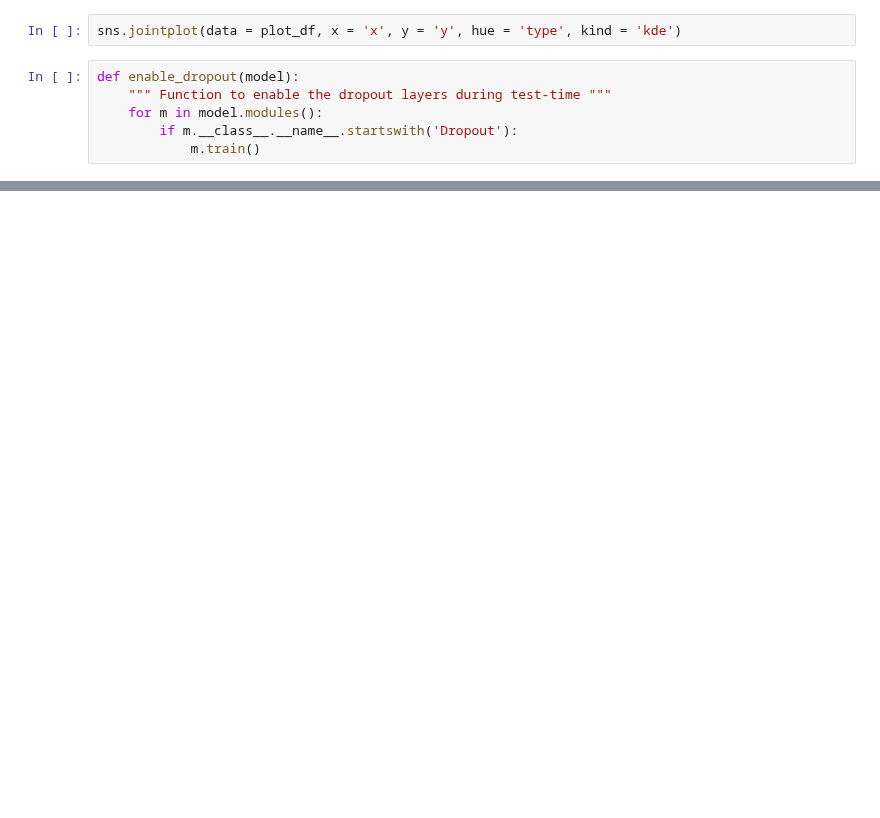
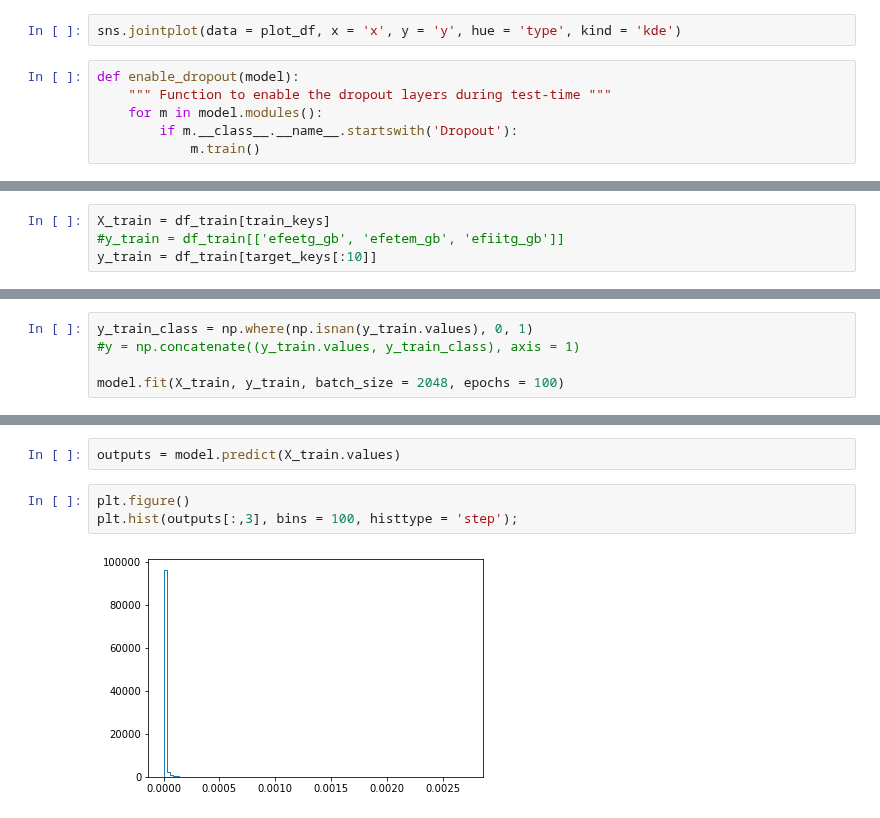
Before and after one commit to zcapjdb/UKAEAGroupProject, a Jupyter notebook: src/notebooks/RegressionOutputs.ipynb, the cells around one changed output, grey strips where cells are left out. Cells and saved outputs as stored; diff of their text form; blank space fills up the shorter version.

```diff
--- a/src/notebooks/RegressionOutputs.ipynb
+++ b/src/notebooks/RegressionOutputs.ipynb
@@ -334,0 +295,4 @@ class QLKNN(pl.LightningModule):
+# %%
+X_train = df_train[train_keys]
+#y_train = df_train[['efeetg_gb', 'efetem_gb', 'efiitg_gb']]
+y_train = df_train[target_keys[:10]]
@@ -334,0 +421,5 @@ class QLKNN(pl.LightningModule):
+# %%
+y_train_class = np.where(np.isnan(y_train.values), 0, 1)
+#y = np.concatenate((y_train.values, y_train_class), axis = 1)
+
+model.fit(X_train, y_train, batch_size = 2048, epochs = 100)
@@ -334,0 +445,7 @@ class QLKNN(pl.LightningModule):
+# %%
+outputs = model.predict(X_train.values)
+# %%
+plt.figure()
+plt.hist(outputs[:,3], bins = 100, histtype = 'step');
+# %% [output]
+[figure, added]
```
Also changed, not shown: parts of 23 cells of this notebook, 5 other files.
